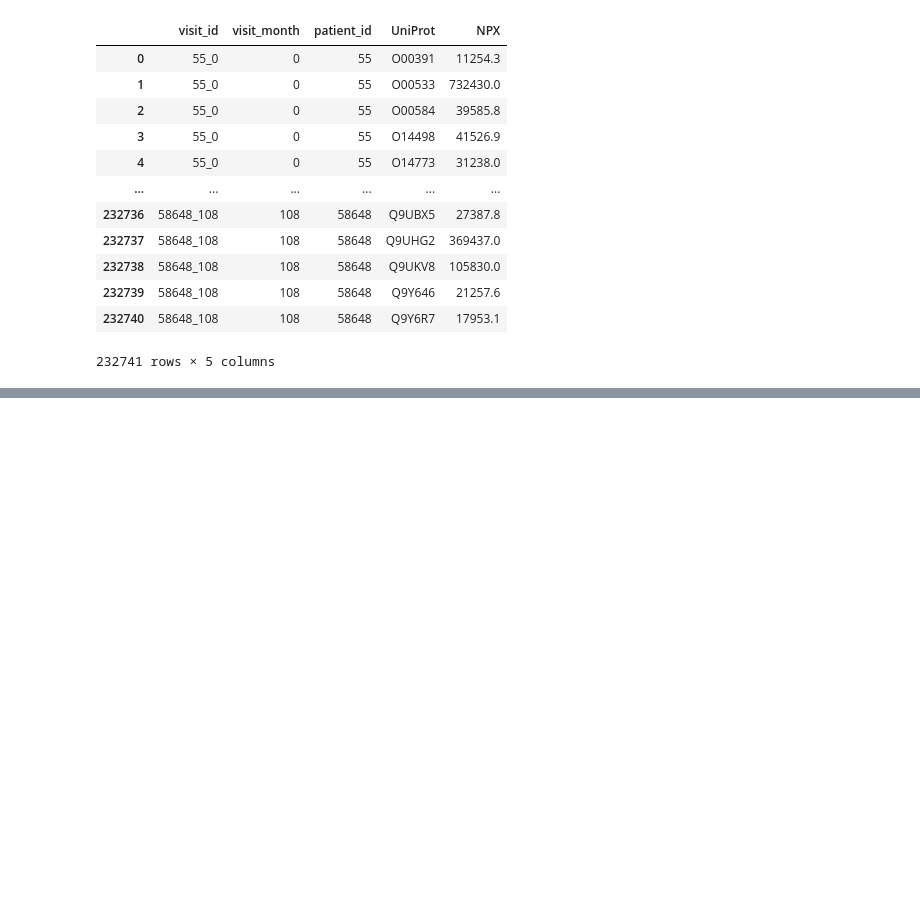
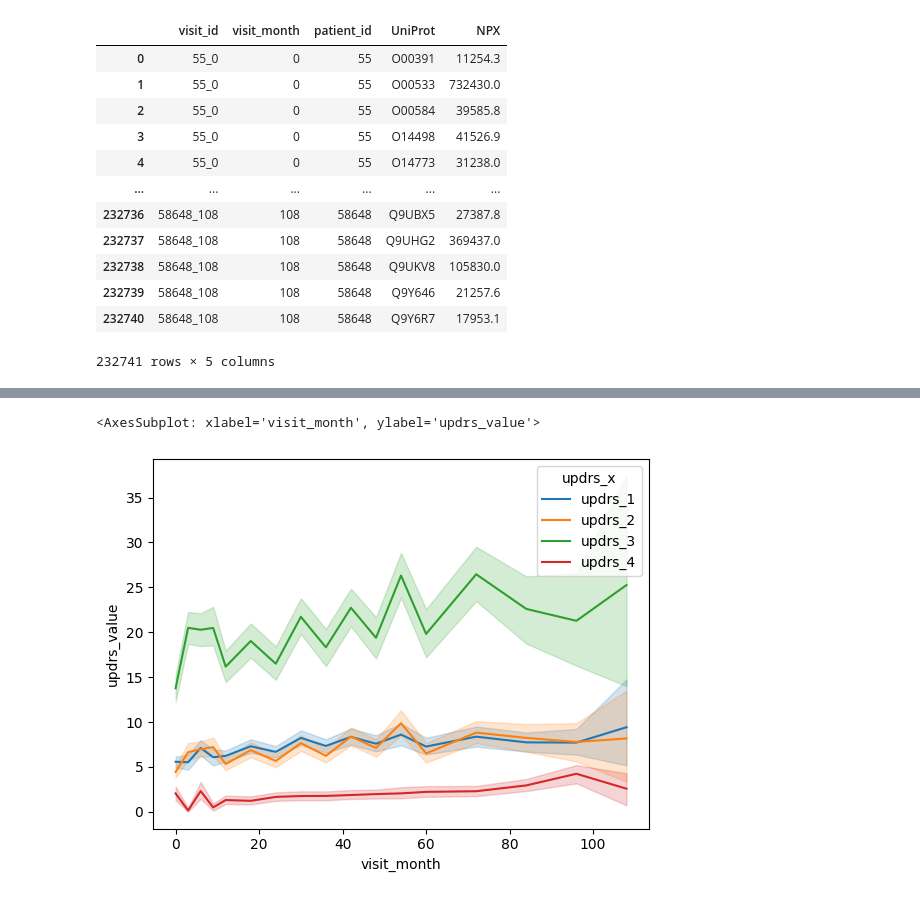
Before and after one commit to priyansh-1902/AMP-Parkinson-s-Disease-Progression-Prediction, a Jupyter notebook: visualizing_data.ipynb, the cells around one changed output, grey strips where cells are left out. Saved outputs shown, nothing was run; the diff lists cells and outputs as text; code cells hidden in the pictures; blank space fills up the shorter version.

```diff
--- a/visualizing_data.ipynb
+++ b/visualizing_data.ipynb
@@ -51,3 +80,8 @@ Index(['visit_id', 'patient_id_x', 'visit_month_x',
+# %%
+sns.lineplot(x='visit_month', y='updrs_value', hue='updrs_x', data=pd.melt(train_clinical_data, id_vars=['visit_month'], value_vars=targets, var_name='updrs_x', value_name='updrs_value'))
+# %% [output]
+<AxesSubplot: xlabel='visit_month', ylabel='updrs_value'>
+[figure, added]
 # %%
 df
 # %% [output]
```
Also changed, not shown: parts of 26 cells of this notebook, 2 other files.
